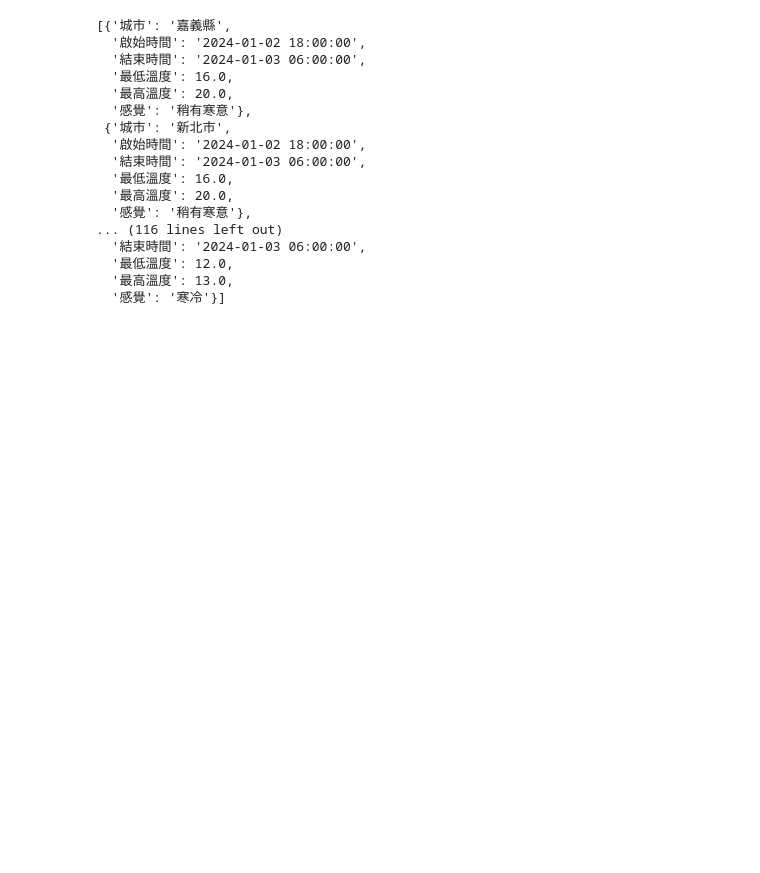
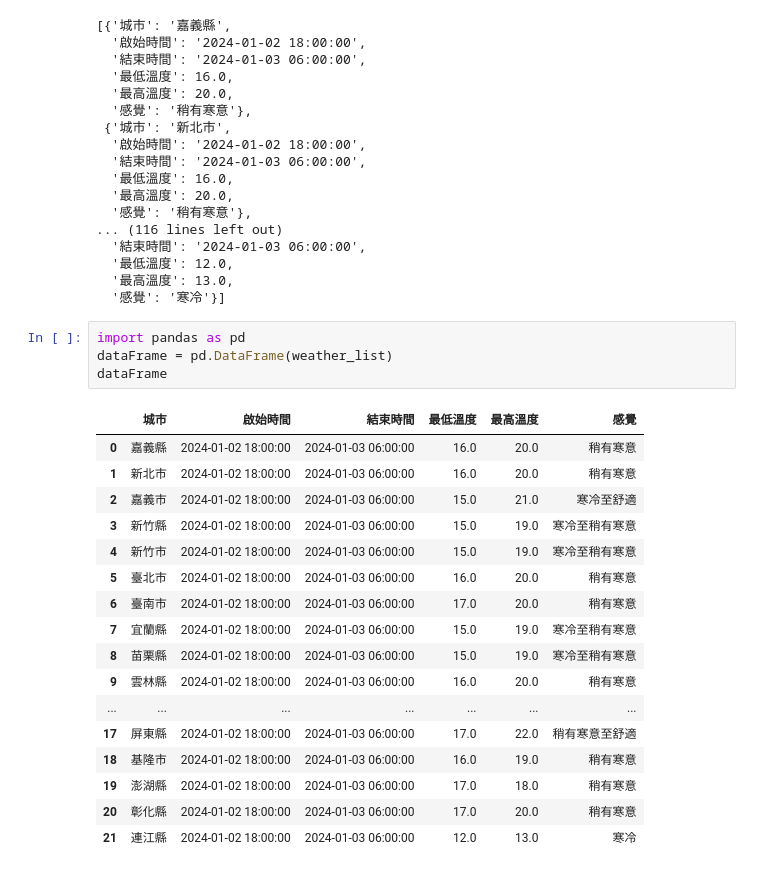
Before and after one commit to roberthsu2003/__2023_11_14_2_4__, a Jupyter notebook: lesson15/lesson15_1.ipynb, the cells around one changed output. Drawn from its saved outputs; the diff is of its cells as text; blank space fills up the shorter version.

```diff
--- a/lesson15/lesson15_1.ipynb
+++ b/lesson15/lesson15_1.ipynb
@@ -73,3 +73,25 @@ weather_list
   '最低溫度': 12.0,
   '最高溫度': 13.0,
   '感覺': '寒冷'}]
+# %%
+import pandas as pd
+dataFrame = pd.DataFrame(weather_list)
+dataFrame
+# %% [output]
+|  | 城市 | 啟始時間 | 結束時間 | 最低溫度 | 最高溫度 | 感覺 |
+| 0 | 嘉義縣 | 2024-01-02 18:00:00 | 2024-01-03 06:00:00 | 16.0 | 20.0 | 稍有寒意 |
+| 1 | 新北市 | 2024-01-02 18:00:00 | 2024-01-03 06:00:00 | 16.0 | 20.0 | 稍有寒意 |
+| 2 | 嘉義市 | 2024-01-02 18:00:00 | 2024-01-03 06:00:00 | 15.0 | 21.0 | 寒冷至舒適 |
+| 3 | 新竹縣 | 2024-01-02 18:00:00 | 2024-01-03 06:00:00 | 15.0 | 19.0 | 寒冷至稍有寒意 |
+| 4 | 新竹市 | 2024-01-02 18:00:00 | 2024-01-03 06:00:00 | 15.0 | 19.0 | 寒冷至稍有寒意 |
+| 5 | 臺北市 | 2024-01-02 18:00:00 | 2024-01-03 06:00:00 | 16.0 | 20.0 | 稍有寒意 |
+| 6 | 臺南市 | 2024-01-02 18:00:00 | 2024-01-03 06:00:00 | 17.0 | 20.0 | 稍有寒意 |
+| 7 | 宜蘭縣 | 2024-01-02 18:00:00 | 2024-01-03 06:00:00 | 15.0 | 19.0 | 寒冷至稍有寒意 |
+| 8 | 苗栗縣 | 2024-01-02 18:00:00 | 2024-01-03 06:00:00 | 15.0 | 19.0 | 寒冷至稍有寒意 |
+| 9 | 雲林縣 | 2024-01-02 18:00:00 | 2024-01-03 06:00:00 | 16.0 | 20.0 | 稍有寒意 |
+| ... | ... | ... | ... | ... | ... | ... |
+| 17 | 屏東縣 | 2024-01-02 18:00:00 | 2024-01-03 06:00:00 | 17.0 | 22.0 | 稍有寒意至舒適 |
+| 18 | 基隆市 | 2024-01-02 18:00:00 | 2024-01-03 06:00:00 | 16.0 | 19.0 | 稍有寒意 |
+| 19 | 澎湖縣 | 2024-01-02 18:00:00 | 2024-01-03 06:00:00 | 17.0 | 18.0 | 稍有寒意 |
+| 20 | 彰化縣 | 2024-01-02 18:00:00 | 2024-01-03 06:00:00 | 17.0 | 20.0 | 稍有寒意 |
+| 21 | 連江縣 | 2024-01-02 18:00:00 | 2024-01-03 06:00:00 | 12.0 | 13.0 | 寒冷 |
```
